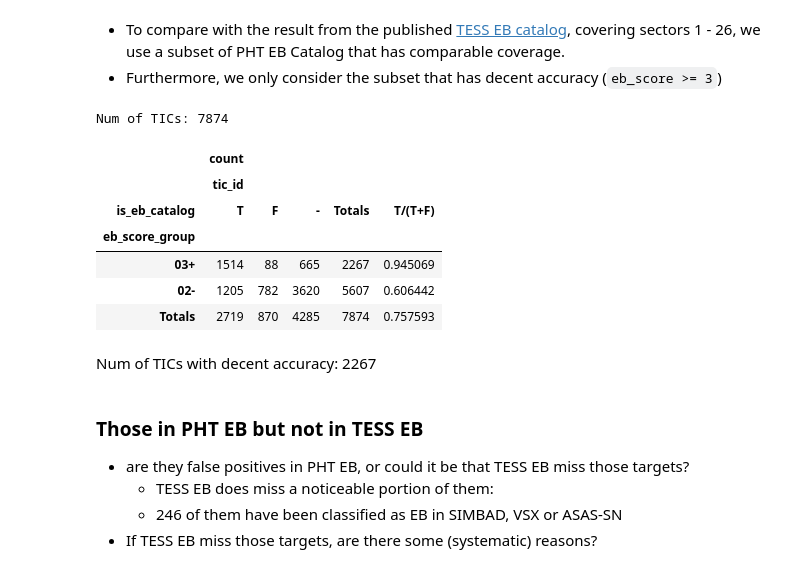
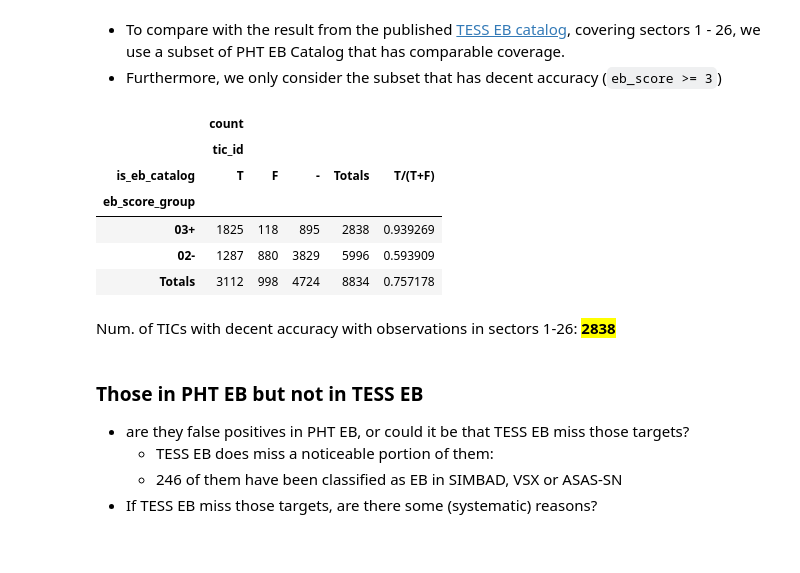
Before and after one commit to orionlee/pht_eb_stats2, a Jupyter notebook: src/dashboard_tesseb_comparison.ipynb, the cells around one changed output. Saved outputs shown, nothing was run; the diff lists cells and outputs as text; code cells hidden in the pictures.

```diff
--- a/src/dashboard_tesseb_comparison.ipynb
+++ b/src/dashboard_tesseb_comparison.ipynb
@@ -25,29 +26,29 @@ display(HTML("<style>.container { width:99% !important; }</style>"))
 # %%
 reload(dashboard_utils)
 
 df_catplus = dashboard_utils.join_pht_eb_candidate_catalog_with(["tesseb"])
 
-# Also exclude those observed both in year 1 and year 3, to be on the conservative side
-df_catplus = df_catplus[df_catplus["max_sector"] <= 26]
-
-print("Num of TICs:", len(df_catplus))
+# Include only those with observations in sectors 1-26
+df_catplus = df_catplus[df_catplus["min_sector"] <= 26]
 
 min_eb_score = 3
 res, report, styler = catalog_stats.estimate_num_ebs_not_in_catalog(df_catplus, min_eb_score=min_eb_score);
 display(report)
 
 df_subset = df_catplus[df_catplus["eb_score_group"] == "03+"]
-display(HTML(f"Num of TICs with decent accuracy: {len(df_subset)}"))
+display(HTML(f"""
+Num. of TICs with decent accuracy with observations in sectors 1-26:
+<span style="font-weight:bold; font-family: monospace; background-color: yellow;"> {len(df_subset)} </span>
+"""))
 # %% [output]
-Num of TICs: 7874
 |  | count |  |  |  |  |
 |  | tic_id |  |  |  |  |
 | is_eb_catalog | T | F | - | Totals | T/(T+F) |
 | eb_score_group |  |  |  |  |  |
-| 03+ | 1514 | 88 | 665 | 2267 | 0.945069 |
-| 02- | 1205 | 782 | 3620 | 5607 | 0.606442 |
-| Totals | 2719 | 870 | 4285 | 7874 | 0.757593 |
+| 03+ | 1825 | 118 | 895 | 2838 | 0.939269 |
+| 02- | 1287 | 880 | 3829 | 5996 | 0.593909 |
+| Totals | 3112 | 998 | 4724 | 8834 | 0.757178 |
-Num of TICs with decent accuracy: 2267
+Num. of TICs with decent accuracy with observations in sectors 1-26: 2838
 # %% [markdown]
 ### Those in PHT EB but not in TESS EB
 
```
Also changed, not shown: parts of 13 cells of this notebook, 1 other file.
